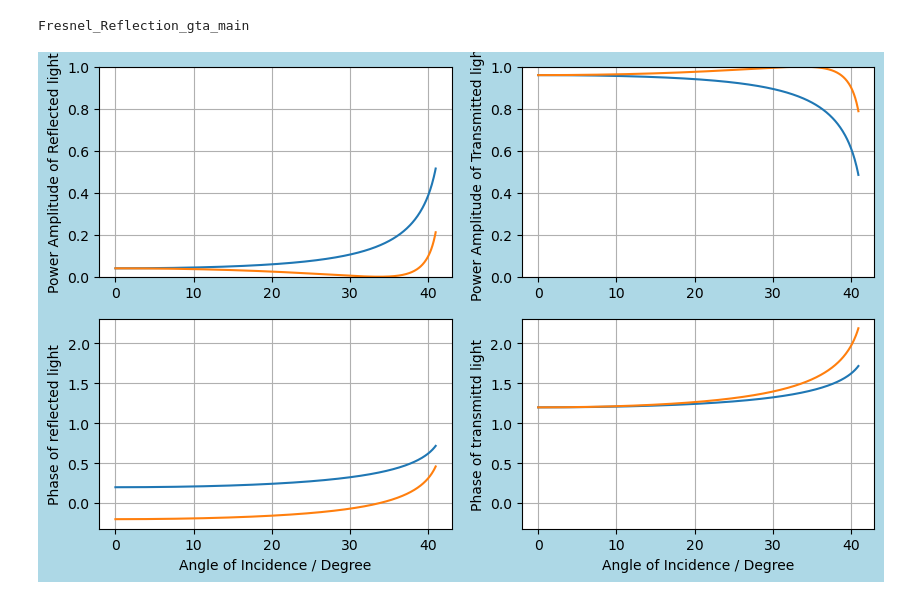
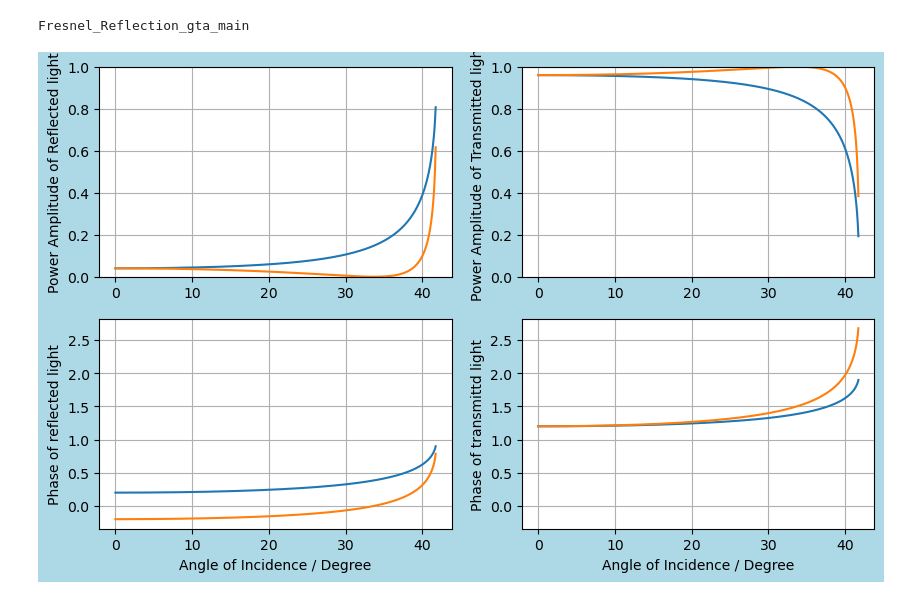
Before and after one commit to tacticstactics/Fresnel-equations, a Jupyter notebook: glass-to-air/Fresnel_Reflection_gta_main.ipynb, the cells around one changed output. Saved outputs shown, nothing was run; the diff lists cells and outputs as text; code cells hidden in the pictures.

```diff
--- a/glass-to-air/Fresnel_Reflection_gta_main.ipynb
+++ b/glass-to-air/Fresnel_Reflection_gta_main.ipynb
@@ -6,7 +6,7 @@ import math
 def Fresnel_Reflection_gta_def(param=0.01,m=512):
 
     #steptheta1 = 0.163036; # degree
-    steptheta1 = 41/m; # degree
+    steptheta1 = 41.8/m; # degree
 
     theta1col = np.zeros((m,1)); # aoi. Angle Of Incidence
     theta2col = np.zeros((m,1))
@@ -105,31 +105,31 @@ fig = plt.figure(figsize = (10,6), facecolor='lightblue')
 
 
 ax1 = fig.add_subplot(2, 2, 1)
 ax2 = fig.add_subplot(2, 2, 2, sharey=ax1)
 ax3 = fig.add_subplot(2, 2, 3)
 ax4 = fig.add_subplot(2, 2, 4, sharey=ax3)
 
 ax1.plot(theta1col,PRscol,theta1col,PRpcol)
 ax1.set_ylabel("Power Amplitude of Reflected light")
 ax1.set_ylim(0,1)
 ax1.grid()
 
 ax2.plot(theta1col,PTscol,theta1col,PTpcol)
 ax2.set_ylabel("Power Amplitude of Transmitted light")
 ax2.set_ylim(0,1)
 ax2.grid()
 
 ax3.plot(theta1col,rscol,theta1col,rpcol)
 ax3.set_xlabel("Angle of Incidence / Degree")
 ax3.set_ylabel("Phase of reflected light")
 ax3.grid()
 
 ax4.plot(theta1col,tscol,theta1col,tpcol)
 ax4.set_xlabel("Angle of Incidence / Degree")
 ax4.set_ylabel("Phase of transmittd light")
 ax4.grid()
 
 plt.show()
 # %% [output]
 Fresnel_Reflection_gta_main
-[figure, old version]
+[figure, new version]
```
Also changed, not shown: 1 other file.
